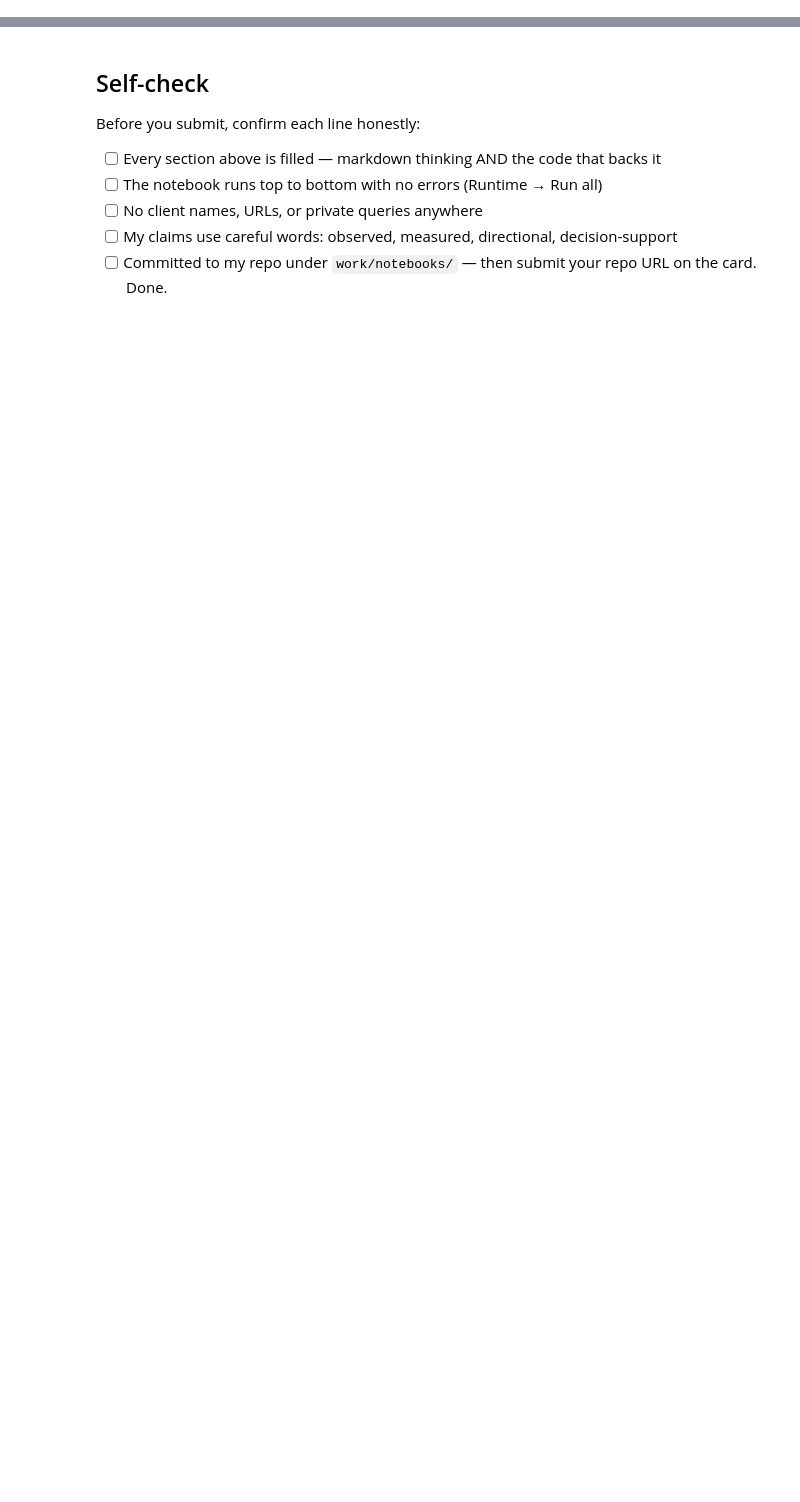
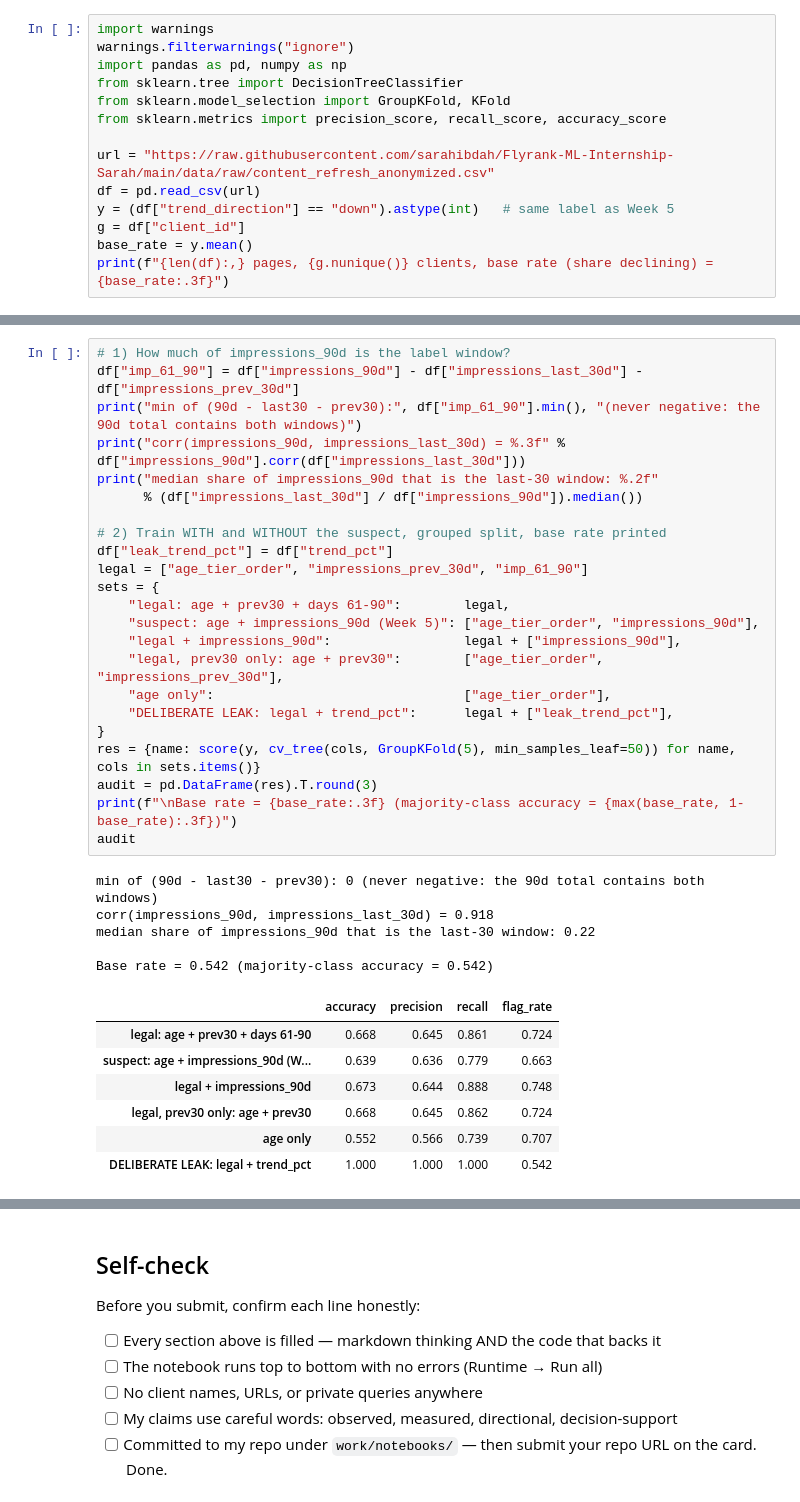
Before and after one commit to sarahibdah/Flyrank-ML-Internship-Sarah, a Jupyter notebook: work/notebooks/w06_validation_audit.ipynb, the cells around one changed output, grey strips where cells are left out. Saved outputs shown, nothing was run; the diff lists cells and outputs as text; blank space fills up the shorter version.

```diff
--- a/work/notebooks/w06_validation_audit.ipynb
+++ b/work/notebooks/w06_validation_audit.ipynb
@@ -36,0 +11,14 @@ This skeleton is yours to fill. Work the sections **in order** — each one has
+# %%
+import warnings
+warnings.filterwarnings("ignore")
+import pandas as pd, numpy as np
+from sklearn.tree import DecisionTreeClassifier
+from sklearn.model_selection import GroupKFold, KFold
+from sklearn.metrics import precision_score, recall_score, accuracy_score
+
+url = "https://raw.githubusercontent.com/sarahibdah/Flyrank-ML-Internship-Sarah/main/data/raw/content_refresh_anonymized.csv"
+df = pd.read_csv(url)
+y = (df["trend_direction"] == "down").astype(int)   # same label as Week 5
+g = df["client_id"]
+base_rate = y.mean()
+print(f"{len(df):,} pages, {g.nunique()} clients, base rate (share declining) = {base_rate:.3f}")
@@ -36,0 +153,36 @@ This skeleton is yours to fill. Work the sections **in order** — each one has
+# %%
+# 1) How much of impressions_90d is the label window?
+df["imp_61_90"] = df["impressions_90d"] - df["impressions_last_30d"] - df["impressions_prev_30d"]
+print("min of (90d - last30 - prev30):", df["imp_61_90"].min(), "(never negative: the 90d total contains both windows)")
+print("corr(impressions_90d, impressions_last_30d) = %.3f" % df["impressions_90d"].corr(df["impressions_last_30d"]))
+print("median share of impressions_90d that is the last-30 window: %.2f"
+      % (df["impressions_last_30d"] / df["impressions_90d"]).median())
+
+# 2) Train WITH and WITHOUT the suspect, grouped split, base rate printed
+df["leak_trend_pct"] = df["trend_pct"]
+legal = ["age_tier_order", "impressions_prev_30d", "imp_61_90"]
+sets = {
+    "legal: age + prev30 + days 61-90":        legal,
+    "suspect: age + impressions_90d (Week 5)": ["age_tier_order", "impressions_90d"],
+    "legal + impressions_90d":                 legal + ["impressions_90d"],
+    "legal, prev30 only: age + prev30":        ["age_tier_order", "impressions_prev_30d"],
+    "age only":                                ["age_tier_order"],
+    "DELIBERATE LEAK: legal + trend_pct":      legal + ["leak_trend_pct"],
+}
+res = {name: score(y, cv_tree(cols, GroupKFold(5), min_samples_leaf=50)) for name, cols in sets.items()}
+audit = pd.DataFrame(res).T.round(3)
+print(f"\nBase rate = {base_rate:.3f} (majority-class accuracy = {max(base_rate, 1-base_rate):.3f})")
+audit
+# %% [output]
+min of (90d - last30 - prev30): 0 (never negative: the 90d total contains both windows)
+corr(impressions_90d, impressions_last_30d) = 0.918
+median share of impressions_90d that is the last-30 window: 0.22
+
+Base rate = 0.542 (majority-class accuracy = 0.542)
+|  | accuracy | precision | recall | flag_rate |
+| legal: age + prev30 + days 61-90 | 0.668 | 0.645 | 0.861 | 0.724 |
+| suspect: age + impressions_90d (W... | 0.639 | 0.636 | 0.779 | 0.663 |
+| legal + impressions_90d | 0.673 | 0.644 | 0.888 | 0.748 |
+| legal, prev30 only: age + prev30 | 0.668 | 0.645 | 0.862 | 0.724 |
+| age only | 0.552 | 0.566 | 0.739 | 0.707 |
+| DELIBERATE LEAK: legal + trend_pct | 1.000 | 1.000 | 1.000 | 0.542 |
```
Also changed, not shown: parts of 21 cells of this notebook.
